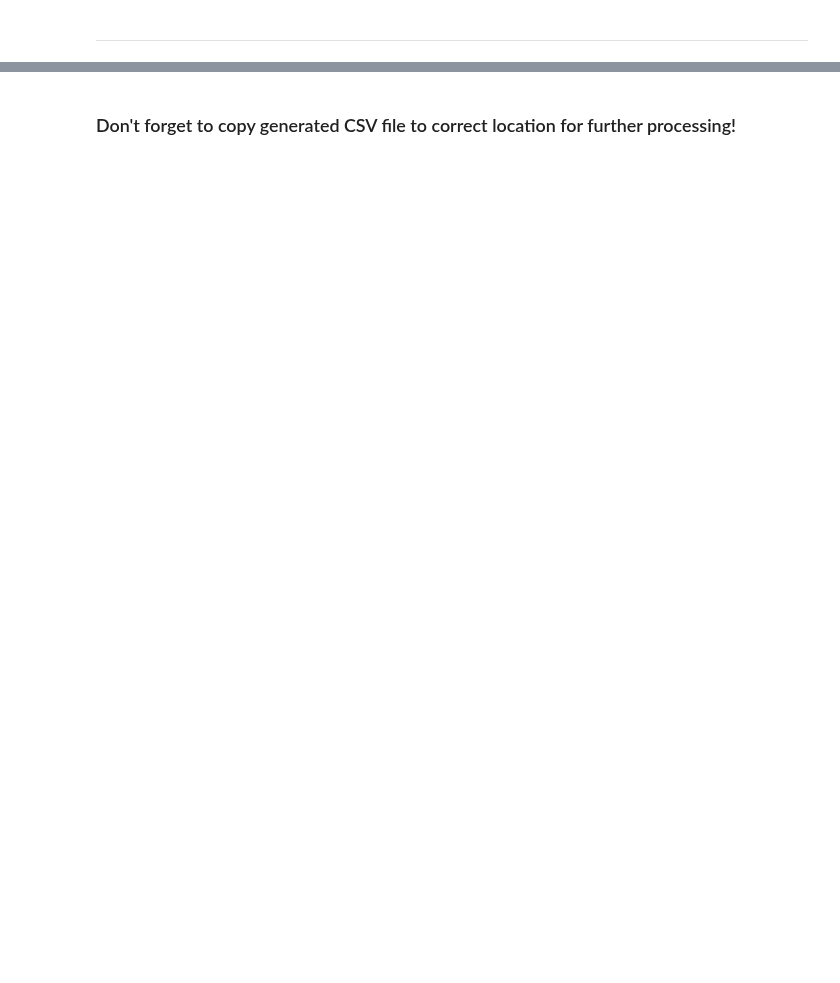
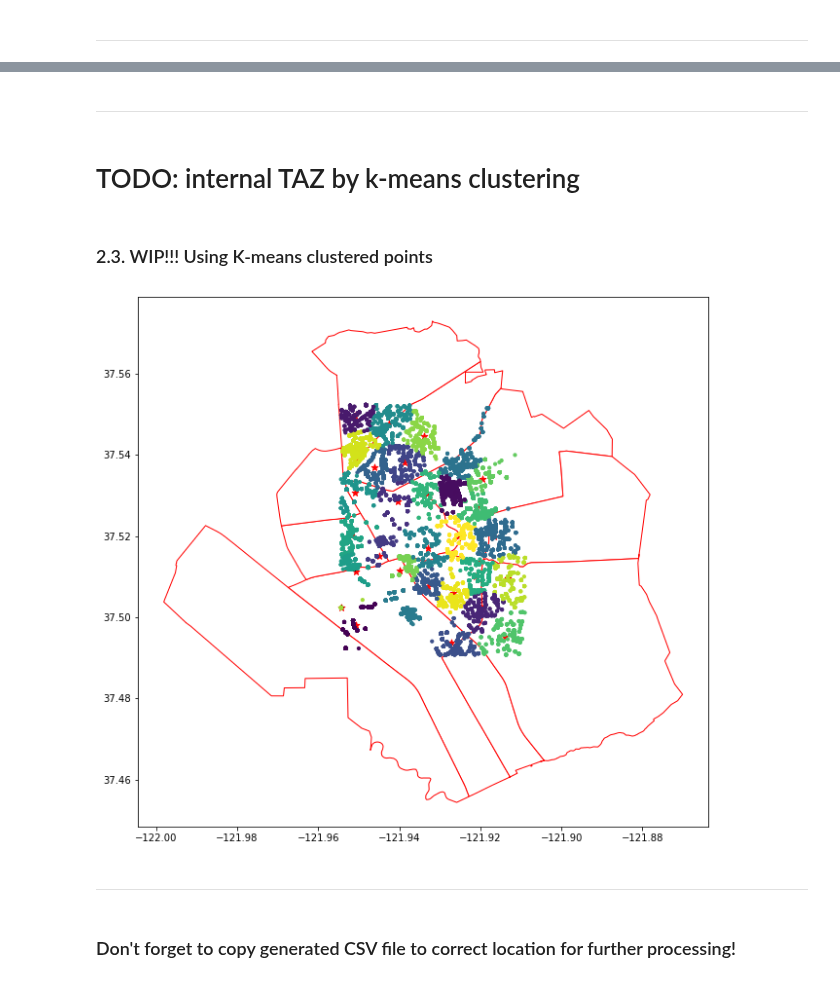
Before and after one commit to Fremont-project/data-processing, a Jupyter notebook: pipeline/demand/Generating centroids within Fremont neighborhoods.ipynb, the cells around one changed output, grey strips where cells are left out. Cells and saved outputs as stored; diff of their text form; code cells hidden in the pictures; blank space fills up the shorter version.

Commit message:
int TAZ from random points, exporting to CSV

```diff
--- a/pipeline/demand/Generating centroids within Fremont neighborhoods.ipynb
+++ b/pipeline/demand/Generating centroids within Fremont neighborhoods.ipynb
@@ -41,7 +41,7 @@ dbx = get_dropbox_location()
 
 # Temporary! Location of the folder where the restructuring is currently happening
 data_path = dbx + '/Private Structured data collection'
-aux_files = data_path+'/Data processing/Auxiliary files'
+aux_path = data_path+'/Data processing/Auxiliary files'
 
 # Processing output path
-output_path = aux_files + '/OD demand'
+output_path = aux_path + '/Demand/OD demand'
@@ -252,2 +105,51 @@ partitioned_neighborhood_centroids.to_csv(aux_files+'/Demand/OD demand/neighborh
+# %% [markdown]
+***
+# %% [markdown]
+# TODO: internal TAZ by k-means clustering
+# %% [markdown]
+### 2.3. WIP!!! Using K-means clustered points
+# %%
+%matplotlib inline
+import matplotlib.pyplot as plt
+from sklearn.cluster import KMeans
+import numpy as np
+import pandas as pd
+import geopandas as gpd
+
+neighborhoods_shp = gpd.GeoDataFrame.from_file(aux_path+'/Demand/OD demand/TAZ/neighborhoods_touching_int_points.shp',)
+nodes = gpd.GeoDataFrame.from_file(aux_path+'/Demand/OD demand/SFCTA demand data/internal_fremont_legs_start_nodes.shp')
+
+listarray = []
+for pp in nodes.geometry:
+    listarray.append([pp.x, pp.y])
+points = np.array(listarray)
+
+
+kmeans = KMeans(n_clusters=30)
+# Fitting the input data
+kmeans = kmeans.fit(points)
+# Getting the cluster labels
+labels = kmeans.predict(points)
+# Centroid values
+centroids = kmeans.cluster_centers_
+
+
+plt.rcParams['figure.figsize'] = (20, 10)
+fig, ax = plt.subplots()
+ax.set_aspect('equal')
+
+neighborhoods_shp.plot(ax=ax, color='white', edgecolor='red')
+
+# Centroids
+plt.scatter(centroids[:,0], centroids[:,1], marker='*', s=50, c='red');
+
+# Point clusters
+plt.scatter(points[:,0], points[:,1], marker='o', s=10, c=labels);
+
+plt.show();
+# %% [output]
+[figure, added]
+# %% [markdown]
+***
 # %% [markdown]
 ### Don't forget to copy generated CSV file to correct location for further processing!
```
Also changed, not shown: parts of 25 cells of this notebook, 5 other files.
